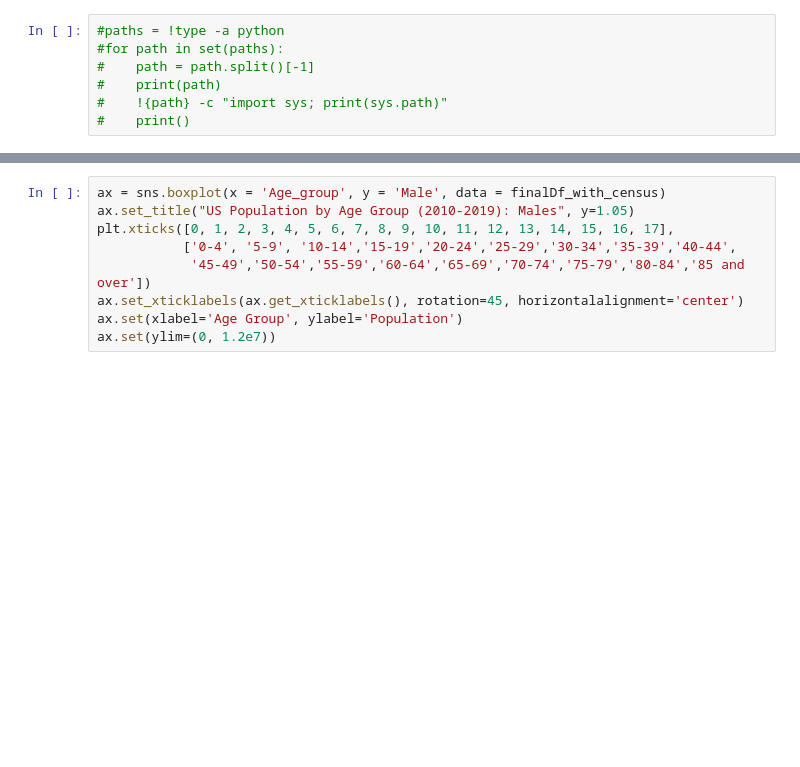
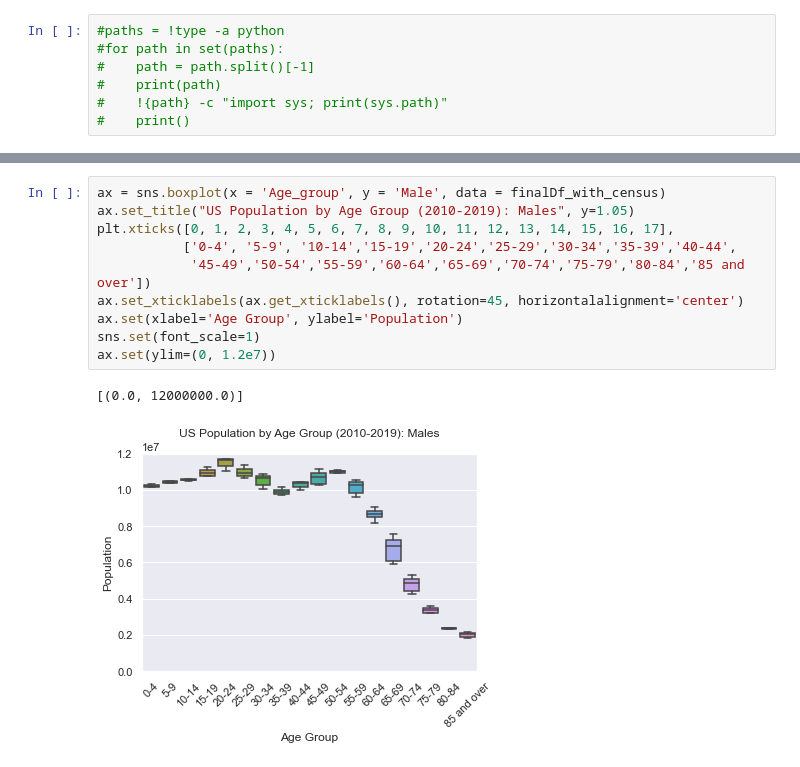
Before and after one commit to MimiBebe/Project-1Team3, a Jupyter notebook: Barbara.ipynb, the cells around one changed output, grey strips where cells are left out. Saved outputs shown, nothing was run; the diff lists cells and outputs as text; blank space fills up the shorter version.

```diff
--- a/Barbara.ipynb
+++ b/Barbara.ipynb
@@ -1460,12 +1463,16 @@ plt.savefig('US_pop_by_age_group.pdf')
 # %%
 ax = sns.boxplot(x = 'Age_group', y = 'Male', data = finalDf_with_census)
 ax.set_title("US Population by Age Group (2010-2019): Males", y=1.05)
 plt.xticks([0, 1, 2, 3, 4, 5, 6, 7, 8, 9, 10, 11, 12, 13, 14, 15, 16, 17],
            ['0-4', '5-9', '10-14','15-19','20-24','25-29','30-34','35-39','40-44',
             '45-49','50-54','55-59','60-64','65-69','70-74','75-79','80-84','85 and over'])
 ax.set_xticklabels(ax.get_xticklabels(), rotation=45, horizontalalignment='center')
 ax.set(xlabel='Age Group', ylabel='Population')
+sns.set(font_scale=1)
 ax.set(ylim=(0, 1.2e7))
+# %% [output]
+[(0.0, 12000000.0)]
+[figure, added]
 # %%
 ax = sns.boxplot(x = 'Age_group', y = 'Female', data = finalDf_with_census)
 ax.set_title("US Population by Age Group (2010-2019): Females",  y=1.05)
```
Also changed, not shown: parts of 8 cells of this notebook, 5 other files.
